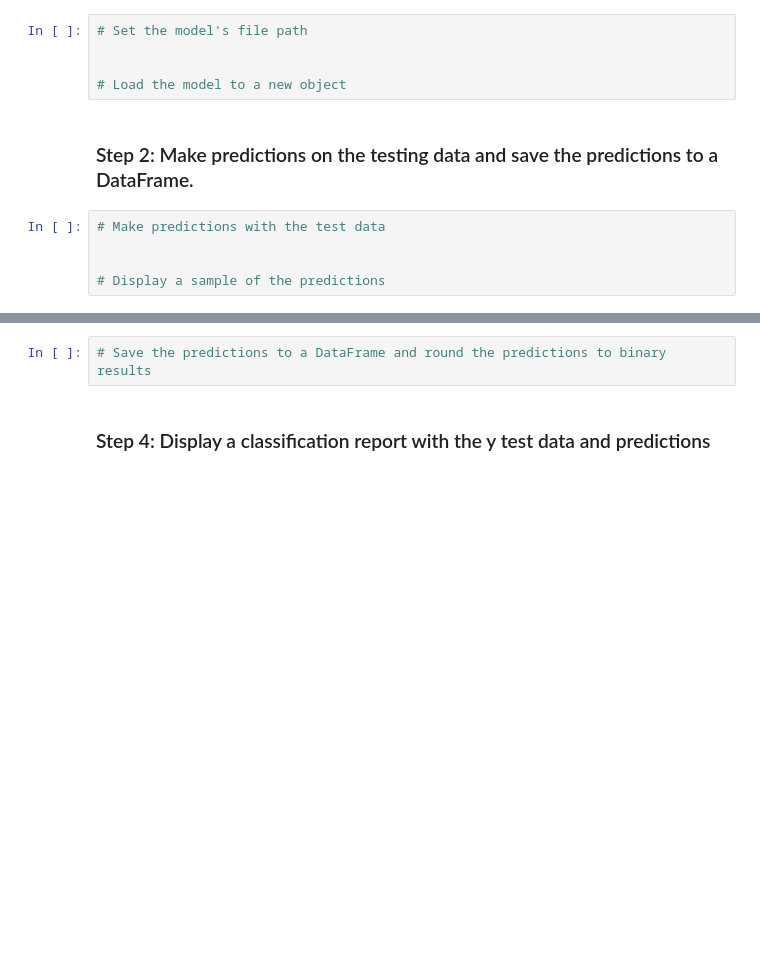
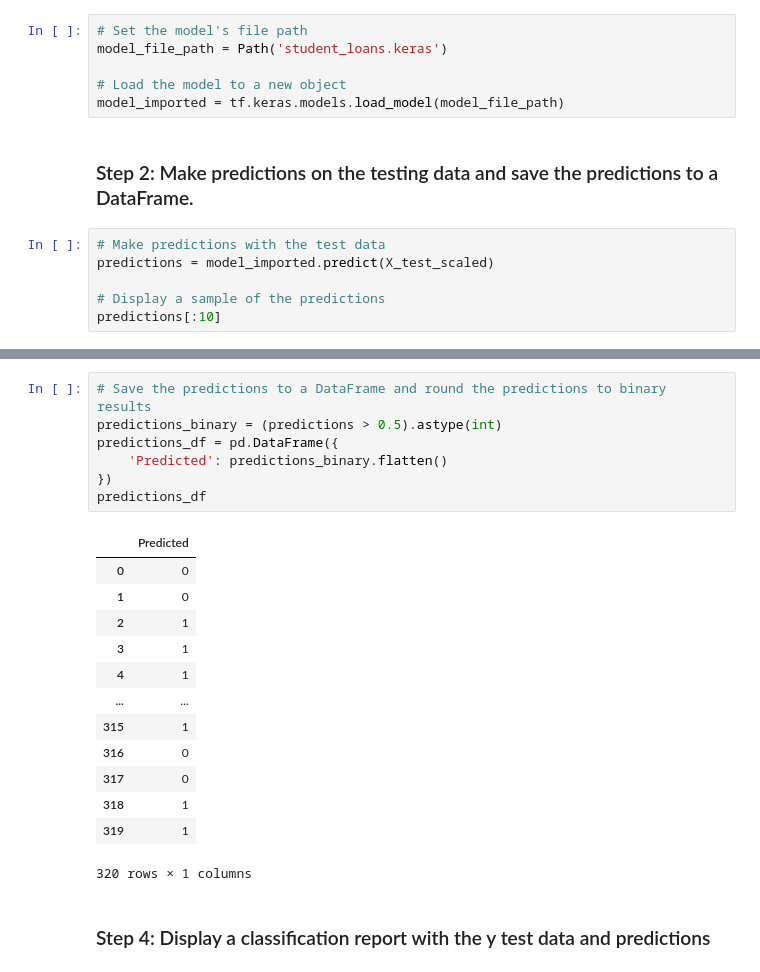
Before and after one commit to kkuria1/neural-network-challenge-1, a Jupyter notebook: student_loans_with_deep_learning.ipynb, the cells around one changed output, grey strips where cells are left out. Saved outputs shown, nothing was run; the diff lists cells and outputs as text; blank space fills up the shorter version.

Commit message:
making predictions and recommendations

```diff
--- a/student_loans_with_deep_learning.ipynb
+++ b/student_loans_with_deep_learning.ipynb
@@ -226,13 +226,15 @@ model.save(model_file_path)
 ### Step 1: Reload your saved model.
 # %%
 # Set the model's file path
-
+model_file_path = Path('student_loans.keras')
 
 # Load the model to a new object
+model_imported = tf.keras.models.load_model(model_file_path)
 # %% [markdown]
 ### Step 2: Make predictions on the testing data and save the predictions to a DataFrame.
 # %%
 # Make predictions with the test data
-
+predictions = model_imported.predict(X_test_scaled)
 
 # Display a sample of the predictions
+predictions[:10]
@@ -239,5 +253,24 @@ model.save(model_file_path)
 # %%
 # Save the predictions to a DataFrame and round the predictions to binary results
+predictions_binary = (predictions > 0.5).astype(int)
+predictions_df = pd.DataFrame({
+    'Predicted': predictions_binary.flatten()
+})
+predictions_df
+# %% [output]
+|  | Predicted |
+| 0 | 0 |
+| 1 | 0 |
+| 2 | 1 |
+| 3 | 1 |
+| 4 | 1 |
+| ... | ... |
+| 315 | 1 |
+| 316 | 0 |
+| 317 | 0 |
+| 318 | 1 |
+| 319 | 1 |
+320 rows × 1 columns
 # %% [markdown]
 ### Step 4: Display a classification report with the y test data and predictions
 # %%
```
Also changed, not shown: parts of 5 cells of this notebook.
